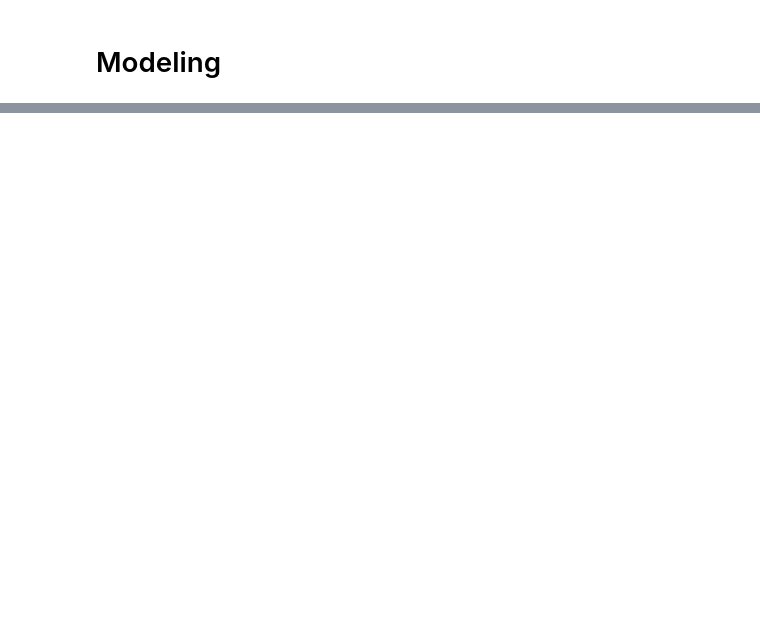
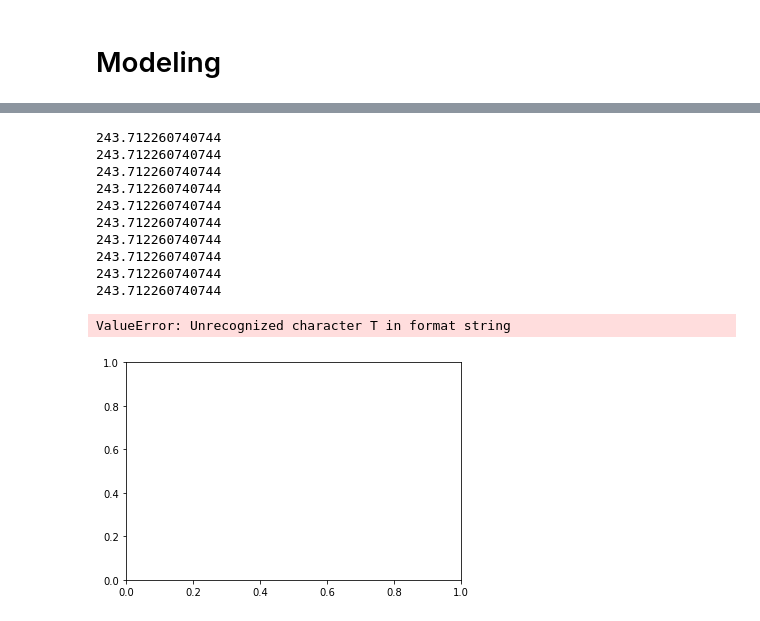
Before and after one commit to DSa-HbA1c/Predictions, a Jupyter notebook: Prediction._analyse.ipynb, the cells around one changed output, grey strips where cells are left out. Saved outputs shown, nothing was run; the diff lists cells and outputs as text; code cells hidden in the pictures; blank space fills up the shorter version.

```diff
--- a/Prediction._analyse.ipynb
+++ b/Prediction._analyse.ipynb
@@ -241,0 +299,41 @@ ValueError: endog has evaluated to an array with multiple columns that has shape
+# %%
+for name, data in manufacturers:
+    tempdf = df[['Year', 'Total']].dropna()
+
+    X = tempdf.iloc[:, :-1].values
+    Y = tempdf.iloc[:, 1].values
+
+    from sklearn.model_selection import train_test_split
+    X_train, X_test, Y_train, Y_test = train_test_split(X, Y, test_size=0.3, random_state=0)
+
+    from sklearn.linear_model import LinearRegression
+    regressor = LinearRegression()
+    regressor.fit(X_train, Y_train)
+
+    print(regressor.intercept_)
+    from matplotlib import pyplot
+
+
+for name, data in manufacturers:
+    # line plot for Total Error with seaborn
+    # if name == "Abbott":
+        # sns.set(rc = {'figure.figsize':(25,8)})
+        # l = sns.lineplot(x='Year', y='Total Error', data=data)
+        # sns.lineplot(x='Year', y={regressor.intercept_}, data=data)
+        # l.set_title(name)
+        # plt.show()
+        pyplot.plot('Year','Total Error',data=tempdf, color='red')
+        pyplot.plot('Year','Total Error', data=regressor.intercept_)
+# %% [output]
+243.712260740744
+243.712260740744
+243.712260740744
+243.712260740744
+243.712260740744
+243.712260740744
+243.712260740744
+243.712260740744
+243.712260740744
+243.712260740744
+ValueError: Unrecognized character T in format string
+[figure, added]
```
Also changed, not shown: parts of 10 cells of this notebook, 1 other file.
